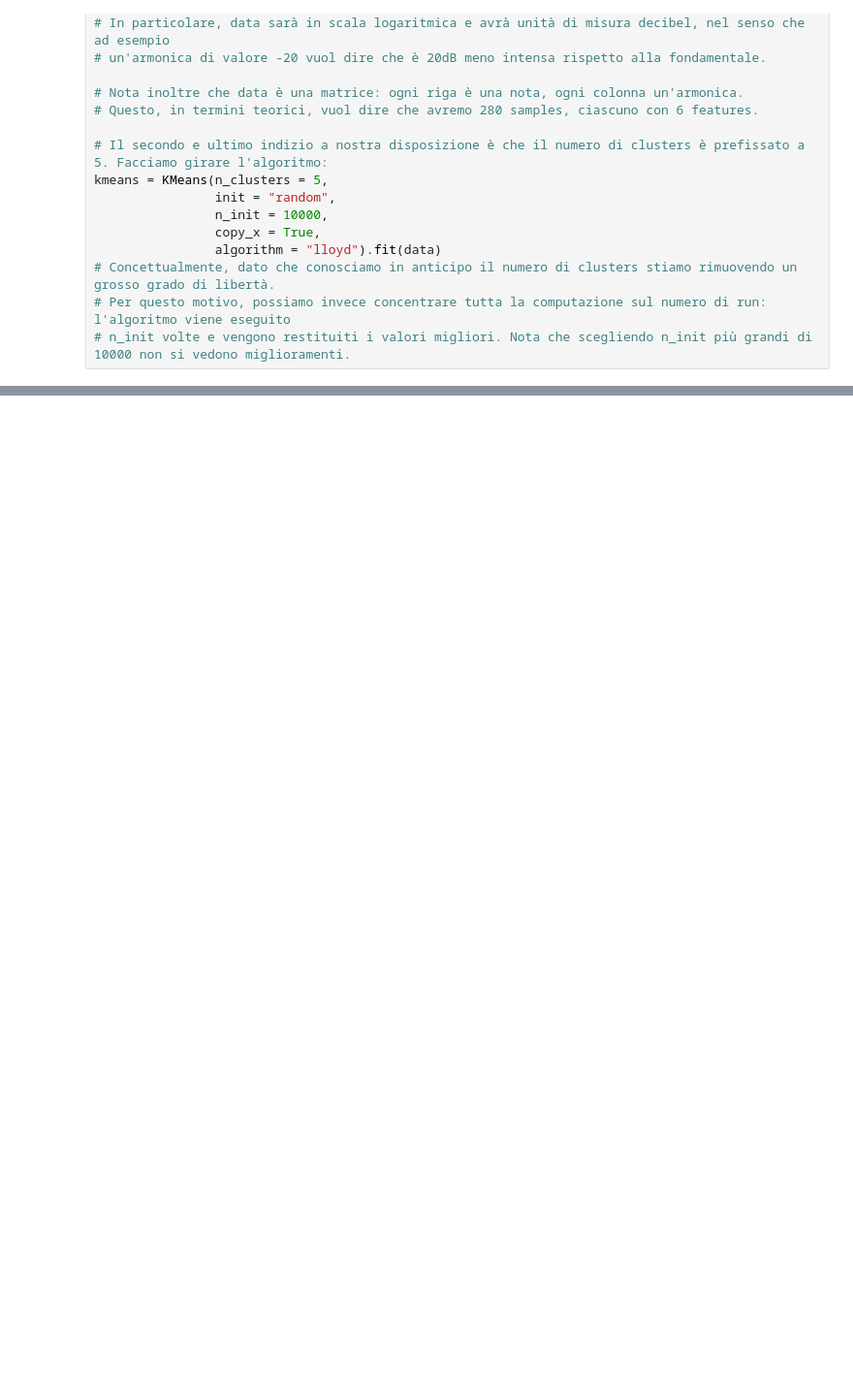
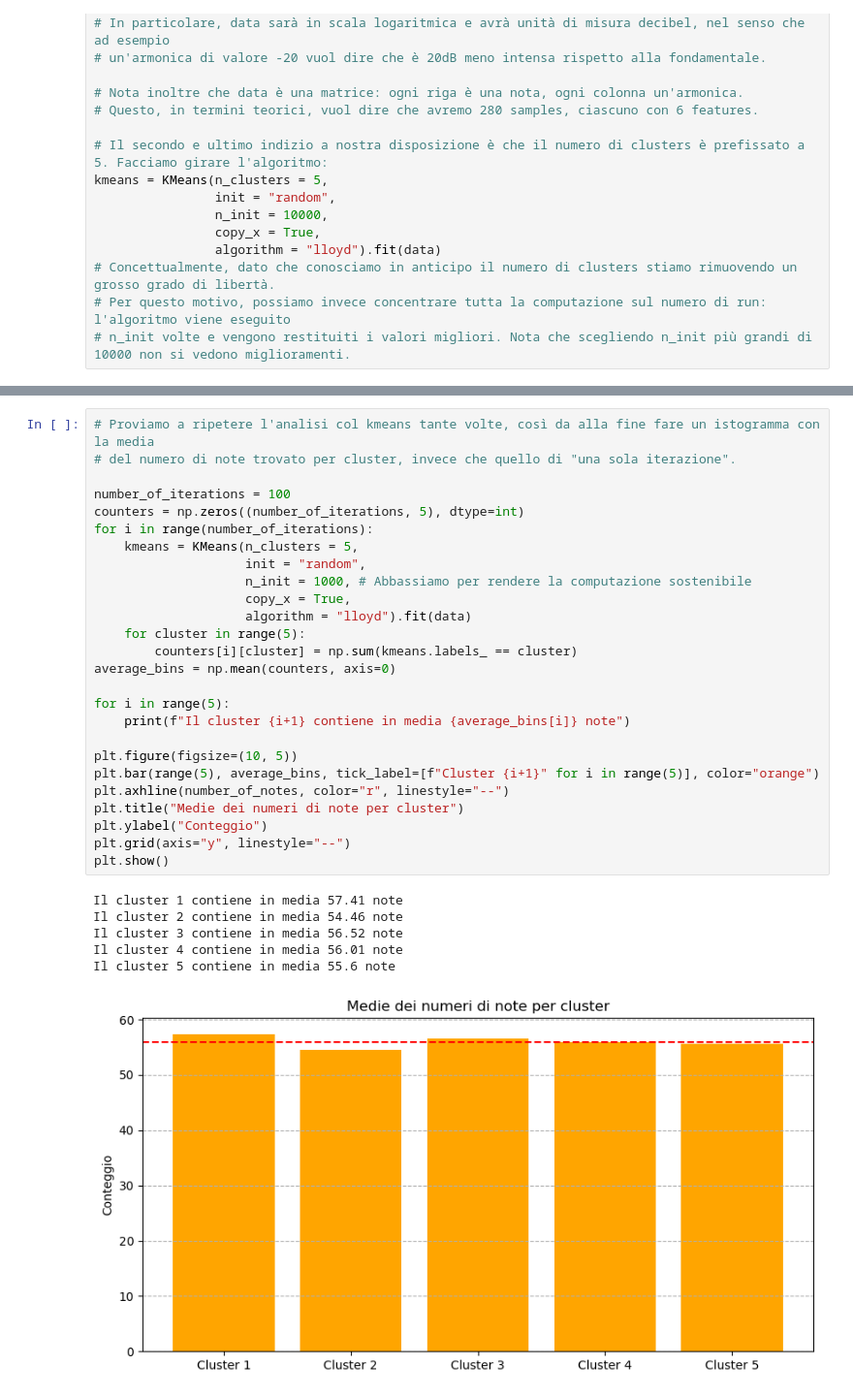
Before and after one commit to maddoc-g/3_organ_clustering, a Jupyter notebook: peak_finding.ipynb, the cells around one changed output, grey strips where cells are left out. Shown at 97% size. Saved outputs shown, nothing was run; the diff lists cells and outputs as text; blank space fills up the shorter version.

Commit message:
Aggiunta un'ulteriore cella per fare il kmeans molte volte e confermare che in media le barre dell'istogramma finale vengono uguali

```diff
--- a/peak_finding.ipynb
+++ b/peak_finding.ipynb
@@ -288,0 +289,33 @@ Il cluster 5 contiene 61 note
+# %%
+# Proviamo a ripetere l'analisi col kmeans tante volte, così da alla fine fare un istogramma con la media
+# del numero di note trovato per cluster, invece che quello di "una sola iterazione".
+
+number_of_iterations = 100
+counters = np.zeros((number_of_iterations, 5), dtype=int)
+for i in range(number_of_iterations):
+    kmeans = KMeans(n_clusters = 5,
+                    init = "random",
+                    n_init = 1000, # Abbassiamo per rendere la computazione sostenibile
+                    copy_x = True,
+                    algorithm = "lloyd").fit(data)
+    for cluster in range(5):
+        counters[i][cluster] = np.sum(kmeans.labels_ == cluster)
+average_bins = np.mean(counters, axis=0)
+
+for i in range(5):
+    print(f"Il cluster {i+1} contiene in media {average_bins[i]} note")
+
+plt.figure(figsize=(10, 5))
+plt.bar(range(5), average_bins, tick_label=[f"Cluster {i+1}" for i in range(5)], color="orange")
+plt.axhline(number_of_notes, color="r", linestyle="--")
+plt.title("Medie dei numeri di note per cluster")
+plt.ylabel("Conteggio")
+plt.grid(axis="y", linestyle="--")
+plt.show()
+# %% [output]
+Il cluster 1 contiene in media 57.41 note
+Il cluster 2 contiene in media 54.46 note
+Il cluster 3 contiene in media 56.52 note
+Il cluster 4 contiene in media 56.01 note
+Il cluster 5 contiene in media 55.6 note
+[figure, added]
```
Also changed, not shown: parts of 3 cells of this notebook.
